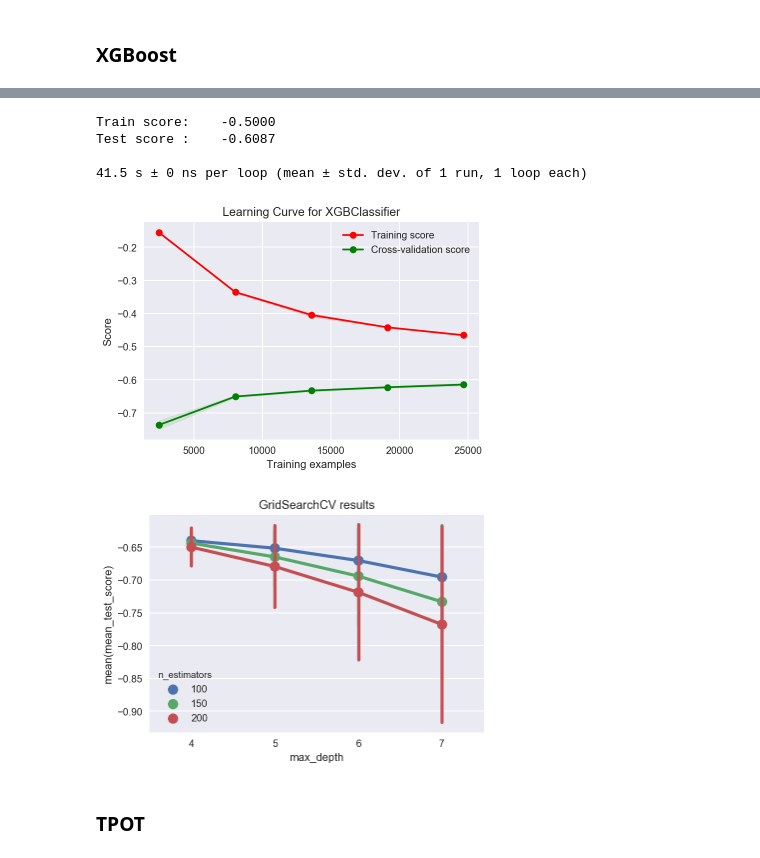
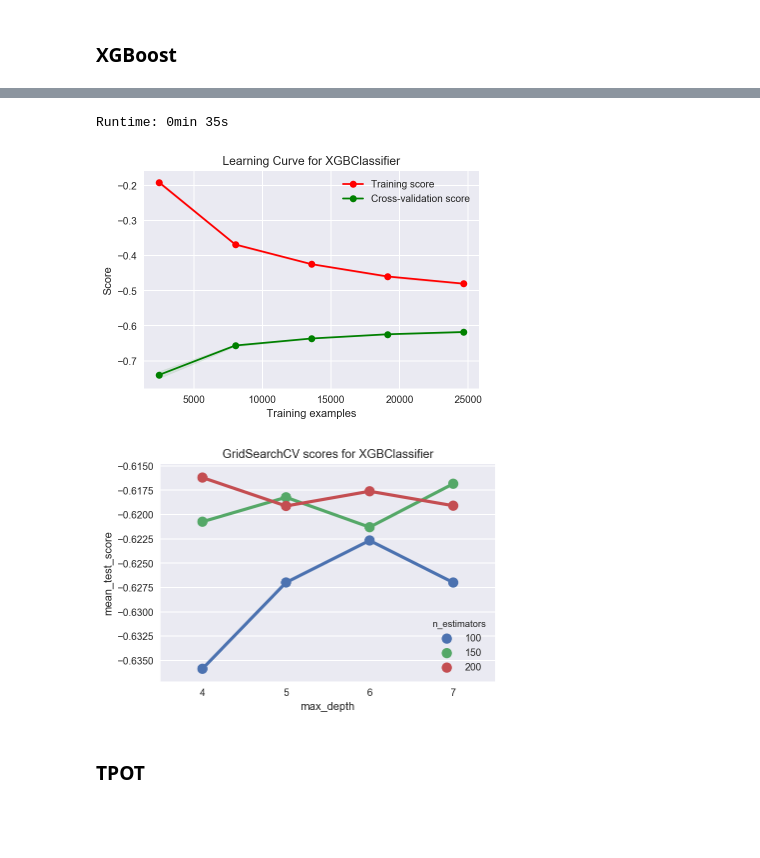
Before and after one commit to mdlynch37/kaggle-rental-interest, a Jupyter notebook: Executable/Implementation.ipynb, the cells around one changed output, grey strips where cells are left out. Drawn from its saved outputs; the diff is of its cells as text; code cells hidden in the pictures; blank space fills up the shorter version.

```diff
--- a/Executable/Implementation.ipynb
+++ b/Executable/Implementation.ipynb
@@ -259,0 +336,24 @@ plt.show()
+# %%
+if RUN_XGB:
+    cv = 4
+
+    xgb_clf = XGBClassifier(
+        n_estimators=500,  # down from 1000 for performance
+        max_depth=10,
+        gamma=6,
+        colsample_bytree=0.5,
+
+        objective='multi:softprob',
+        missing=-999, nthread=1, seed=SEED,
+    )
+    start = time.time()
+    plot_learning_curve(
+        estimator=xgb_clf, X=X_train, y=y_train,
+        cv=cv, scoring=scoring, n_jobs=-1
+    )
+    end = time.time()
+
+    print('Runtime: {}min {}s'.format(*to_min_secs(end-start)))
+    print()
+    fp = ''.join([REPORT_IMG_DIR, 'stg3a-learning-curve.png'])
+#     plt.savefig(fp, dpi=300, bbox_inches='tight')
@@ -260,21 +365,18 @@ plt.show()
 # %%
-# GridSearchCV takes about 5 min with 8 cores
-# Might not want to run it again
 RUN_XGB = True
 
 if RUN_XGB:
-    cv = 3
+    cv = 4
 
-    xgb_clf = XGBClassifier(objective='multi:softprob', subsample=0.8,
-                            colsample_bytree=0.8, nthread=1, seed=SEED)
-
+    xgb_clf = XGBClassifier(
+        objective='multi:softprob',
+        nthread=1, seed=SEED
+    )
     params = dict(
         max_depth=[4, 5, 6, 7],
-        learning_rate=[0.1, 1.5],
         n_estimators=[100, 150, 200],
     )
-    grid = GridSearchCV(xgb_clf, params, n_jobs=-1,
-                        scoring=scoring, cv=cv)
+    grid = GridSearchCV(xgb_clf, params, n_jobs=-1, scoring=scoring, cv=cv)
 
     %timeit -r1 -n1 grid.fit(X_train, y_train)
 
@@ -290,39 +408,27 @@ n_estimators=200
 # %%
 if RUN_XGB:
     cv = 3
+    start = time.time()
+    plot_learning_curve(estimator=grid.best_estimator_, X=X_train, y=y_train,
+                        clf_name='XGBClassifier',
+                        cv=cv, scoring=scoring, n_jobs=-1)
+    end = time.time()
+    print('Runtime: {}min {}s'.format(*to_min_secs(end-start)))
 
-    clf = grid.best_estimator_
-
-    y_pred = clf.predict_proba(X_train)
-    print('Train score: {:>10.4f}'.format(-log_loss(y_train, y_pred)))
-
-    y_pred = clf.predict_proba(X_test)
-    print('Test score : {:>10.4f}'.format(-log_loss(y_test, y_pred)))
-    print()
-
-    # kwargs so %timeit works with multiline arguments
-    kwargs = dict(estimator=clf, X=X_train, y=y_train,
-                  clf_name='XGBClassifier',
-                  cv=cv, scoring=scoring, n_jobs=-1)
-    %timeit -r1 -n1 plot_learning_curve(**kwargs)
-#     plt.savefig(''.join([REPORT_IMG_DIR, 'stg1b-xgb-learning-curve.png']),
-#                 dpi=300, bbox_inches='tight')
+    fp = ''.join([REPORT_IMG_DIR, 'stg1b-xgb-learning-curve.png'])
+#     plt.savefig(fp, dpi=300, bbox_inches='tight')
 # %% [output]
-Train score:    -0.5000
-Test score :    -0.6087
-
-41.5 s ± 0 ns per loop (mean ± std. dev. of 1 run, 1 loop each)
+Runtime: 0min 35s
-[figure, old version]
+[figure, new version]
 # %%
 if RUN_XGB:
-    fig, ax = plt.subplots()
 
     ge = GridSearchExplorer(grid)
 
-    ge.plot(x='max_depth', hue='n_estimators',
-             metric='mean_test_score', kind='point', ax=ax)
+    ge.plot(x='max_depth', hue='n_estimators', metric='mean_test_score',
+            kind='point')
 # %% [output]
-[figure, old version]
+[figure, new version]
 # %% [markdown]
 ### TPOT
 # %%
```
Also changed, not shown: parts of 65 cells of this notebook.
